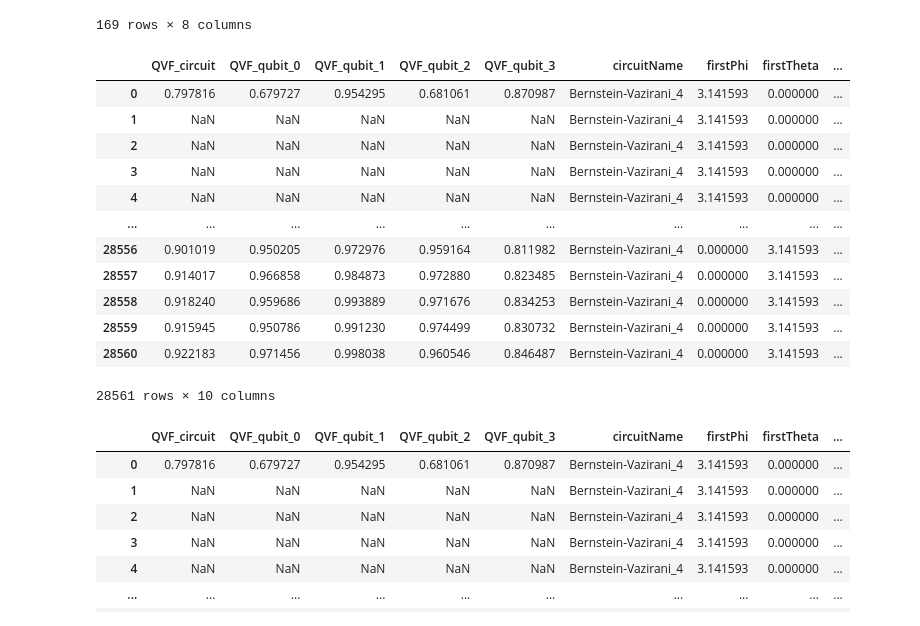
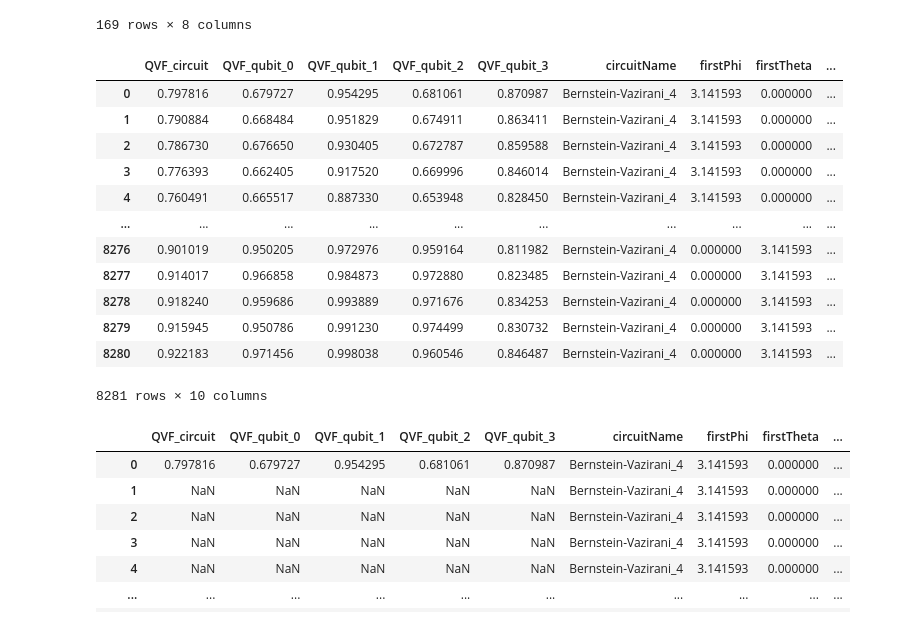
Before and after one commit to QuTAM/QuFI, a Jupyter notebook: reports/double_FI.ipynb, the cells around one changed output. Drawn from its saved outputs; the diff is of its cells as text; code cells hidden in the pictures.

```diff
--- a/reports/double_FI.ipynb
+++ b/reports/double_FI.ipynb
@@ -287,38 +287,38 @@ circuits.sort()
 # %%
 results = []
 for circuit in circuits:
     for phi_0 in phi_list:
         for theta_0 in theta_list:
-            for phi_1 in phi_list:
-                for theta_1 in theta_list:
+            for phi_1 in [phi_1 for phi_1 in phi_list if phi_1<=phi_0]:
+                for theta_1 in [theta_1 for theta_1 in theta_list if theta_1<=theta_0]:
                     qvf = compute_QVF_michelson_contrast_double_injection(
                         df_newQVF, circuit, phi_0, theta_0, phi_1, theta_1)
                     qvf['circuitName'] = circuit
                     qvf['firstPhi'] = phi_0
                     qvf['firstTheta'] = theta_0
                     qvf['secondPhi'] = phi_1
                     qvf['secondTheta'] = theta_1
                     #qvf['threshold'] = threshold
                     results.append(qvf)
 
 new_qvfDF_noise = pd.DataFrame(results)
 new_qvfDF_noise = new_qvfDF_noise[sorted(list(new_qvfDF_noise.columns))]
 new_qvfDF_noise
 #compute_QVF_michelson_contrast
 # %% [output]
 |  | QVF_circuit | QVF_qubit_0 | QVF_qubit_1 | QVF_qubit_2 | QVF_qubit_3 | circuitName | firstPhi | firstTheta | ... |
 | 0 | 0.797816 | 0.679727 | 0.954295 | 0.681061 | 0.870987 | Bernstein-Vazirani_4 | 3.141593 | 0.000000 | ... |
-| 1 | NaN | NaN | NaN | NaN | NaN | Bernstein-Vazirani_4 | 3.141593 | 0.000000 | ... |
-| 2 | NaN | NaN | NaN | NaN | NaN | Bernstein-Vazirani_4 | 3.141593 | 0.000000 | ... |
-| 3 | NaN | NaN | NaN | NaN | NaN | Bernstein-Vazirani_4 | 3.141593 | 0.000000 | ... |
-| 4 | NaN | NaN | NaN | NaN | NaN | Bernstein-Vazirani_4 | 3.141593 | 0.000000 | ... |
+| 1 | 0.790884 | 0.668484 | 0.951829 | 0.674911 | 0.863411 | Bernstein-Vazirani_4 | 3.141593 | 0.000000 | ... |
+| 2 | 0.786730 | 0.676650 | 0.930405 | 0.672787 | 0.859588 | Bernstein-Vazirani_4 | 3.141593 | 0.000000 | ... |
+| 3 | 0.776393 | 0.662405 | 0.917520 | 0.669996 | 0.846014 | Bernstein-Vazirani_4 | 3.141593 | 0.000000 | ... |
+| 4 | 0.760491 | 0.665517 | 0.887330 | 0.653948 | 0.828450 | Bernstein-Vazirani_4 | 3.141593 | 0.000000 | ... |
 | ... | ... | ... | ... | ... | ... | ... | ... | ... | ... |
-| 28556 | 0.901019 | 0.950205 | 0.972976 | 0.959164 | 0.811982 | Bernstein-Vazirani_4 | 0.000000 | 3.141593 | ... |
-| 28557 | 0.914017 | 0.966858 | 0.984873 | 0.972880 | 0.823485 | Bernstein-Vazirani_4 | 0.000000 | 3.141593 | ... |
-| 28558 | 0.918240 | 0.959686 | 0.993889 | 0.971676 | 0.834253 | Bernstein-Vazirani_4 | 0.000000 | 3.141593 | ... |
-| 28559 | 0.915945 | 0.950786 | 0.991230 | 0.974499 | 0.830732 | Bernstein-Vazirani_4 | 0.000000 | 3.141593 | ... |
-| 28560 | 0.922183 | 0.971456 | 0.998038 | 0.960546 | 0.846487 | Bernstein-Vazirani_4 | 0.000000 | 3.141593 | ... |
+| 8276 | 0.901019 | 0.950205 | 0.972976 | 0.959164 | 0.811982 | Bernstein-Vazirani_4 | 0.000000 | 3.141593 | ... |
+| 8277 | 0.914017 | 0.966858 | 0.984873 | 0.972880 | 0.823485 | Bernstein-Vazirani_4 | 0.000000 | 3.141593 | ... |
+| 8278 | 0.918240 | 0.959686 | 0.993889 | 0.971676 | 0.834253 | Bernstein-Vazirani_4 | 0.000000 | 3.141593 | ... |
+| 8279 | 0.915945 | 0.950786 | 0.991230 | 0.974499 | 0.830732 | Bernstein-Vazirani_4 | 0.000000 | 3.141593 | ... |
+| 8280 | 0.922183 | 0.971456 | 0.998038 | 0.960546 | 0.846487 | Bernstein-Vazirani_4 | 0.000000 | 3.141593 | ... |
-28561 rows × 10 columns
+8281 rows × 10 columns
 # %%
 min(new_qvfDF_noise['QVF_circuit'])
 # %%
```
Also changed, not shown: parts of 4 cells of this notebook.
